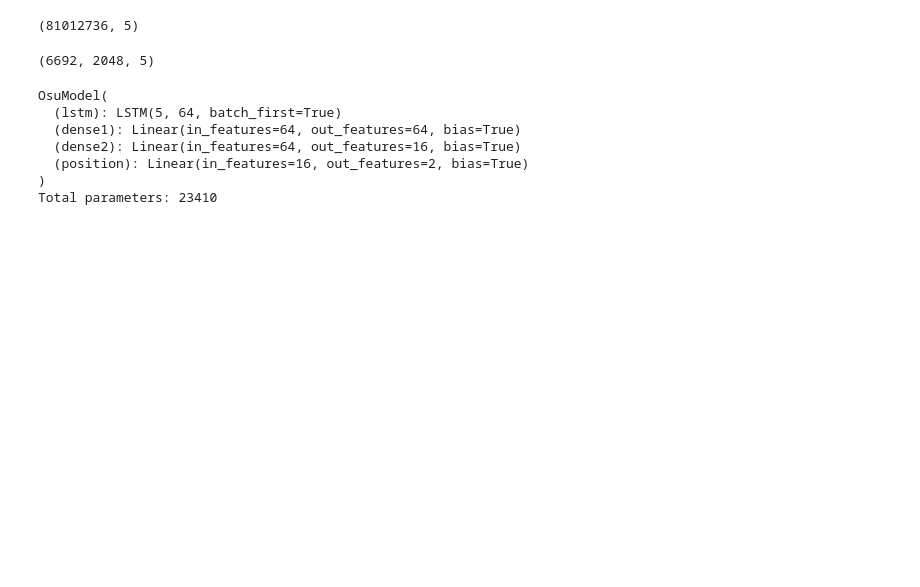
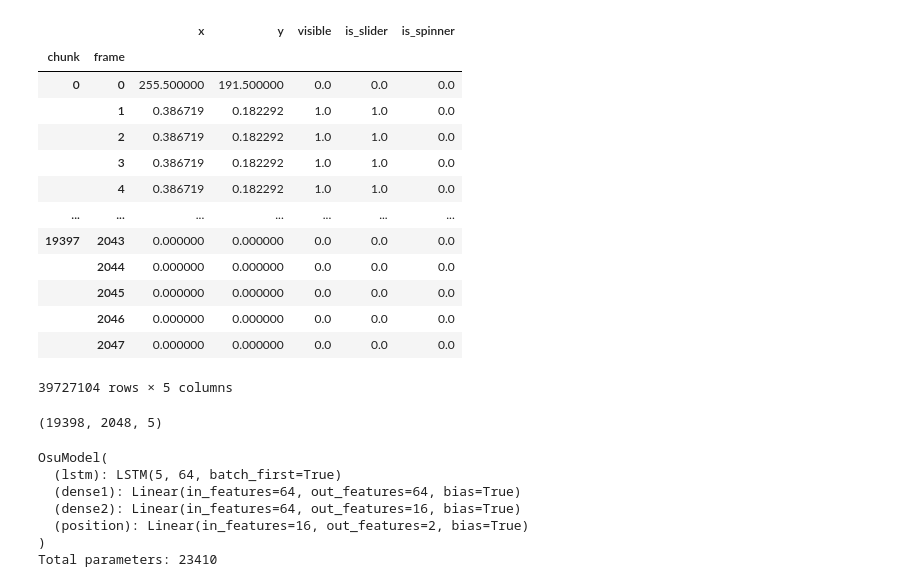
Before and after one commit to niooii/osu, a Jupyter notebook: train.ipynb, the cells around one changed output. Drawn from its saved outputs; the diff is of its cells as text; code cells hidden in the pictures; blank space fills up the shorter version.

```diff
--- a/train.ipynb
+++ b/train.ipynb
@@ -19,33 +20,4 @@ import osu.preview.preview as preview
 pygame 2.6.1 (SDL 2.28.4, Python 3.13.0)
 Hello from the pygame community. https://www.pygame.org/contribute.html
 # %%
-# import osu.downloader as downloader
-#
-# download only S ranks from top 50 on each map
-# mapsets = [
-#     '1263383 Niji no Conquistador - Zutto Summer de Koishiteru [no video]',
-#     '977552 umu - humanly [no video]',
-#     '848400 Haywyre - Insight',
-#     '675779 Camellia - NUCLEAR-STAR',
-#     '936698 sana - Packet Hero',
-#     '889855 GALNERYUS - RAISE MY SWORD',
-#     '651507 a_hisa - Logical Stimulus',
-#     '914242 Kano - Walk This Way!',
-#     '463548 Nightcore - Flower Dance',
-#     '685822 That Poppy - Altar',
-#     '890438 Ata - Euphoria',
-#     '431135 Imagine Dragons - Warriors',
-#     '1125370 Sheena Ringo - Marunouchi Sadistic (neetskills remix)',
-#     '327557 nameless - Milk Crown on Sonnetica',
-#     '478405 Omoi - Snow Drive(0123) [no video]'
-# ]
-# mapsets = downloader.get_all_mapset_folders_on_disk()
-# def filter_beatmap(beatmap: bm.Beatmap) -> bool:
-#     if beatmap.ar_raw() <= 9:
-#         return False
-#
-#     return True
-#
-# obj_dataset = downloader.download_mapsets(mapsets, filter=filter_beatmap, max=25, only='S')
-
-obj_dataset = dataset.replay_mapping_from_cache(4000)
+obj_dataset = dataset.replay_mapping_from_cache(10000)
@@ -72,10 +40,26 @@ obj_dataset
 # %%
-input = dataset.input_data(obj_dataset, verbose=True)
-output = dataset.target_data(obj_dataset, verbose=True)
+input_data = dataset.input_data(obj_dataset, verbose=True)
+output_data = dataset.target_data(obj_dataset, verbose=True)
 # %%
-input.shape
+input = input_data
+output = output_data
-# %% [output]
-(81012736, 5)
+# %%
+input
+# %% [output]
+|  |  | x | y | visible | is_slider | is_spinner |
+| chunk | frame |  |  |  |  |  |
+| 0 | 0 | 255.500000 | 191.500000 | 0.0 | 0.0 | 0.0 |
+|  | 1 | 0.386719 | 0.182292 | 1.0 | 1.0 | 0.0 |
+|  | 2 | 0.386719 | 0.182292 | 1.0 | 1.0 | 0.0 |
+|  | 3 | 0.386719 | 0.182292 | 1.0 | 1.0 | 0.0 |
+|  | 4 | 0.386719 | 0.182292 | 1.0 | 1.0 | 0.0 |
+| ... | ... | ... | ... | ... | ... | ... |
+| 19397 | 2043 | 0.000000 | 0.000000 | 0.0 | 0.0 | 0.0 |
+|  | 2044 | 0.000000 | 0.000000 | 0.0 | 0.0 | 0.0 |
+|  | 2045 | 0.000000 | 0.000000 | 0.0 | 0.0 | 0.0 |
+|  | 2046 | 0.000000 | 0.000000 | 0.0 | 0.0 | 0.0 |
+|  | 2047 | 0.000000 | 0.000000 | 0.0 | 0.0 | 0.0 |
+39727104 rows × 5 columns
 # %%
 import torch
 
@@ -91,7 +75,7 @@ ys = np.reshape(output.values, (-1, dataset.BATCH_LENGTH, len(dataset.OUTPUT_FEA
 
 xs.shape
 # %% [output]
-(6692, 2048, 5)
+(19398, 2048, 5)
 # %%
 import torch
 import torch.nn as nn
```
Also changed, not shown: parts of 7 cells of this notebook, 21 other files.
